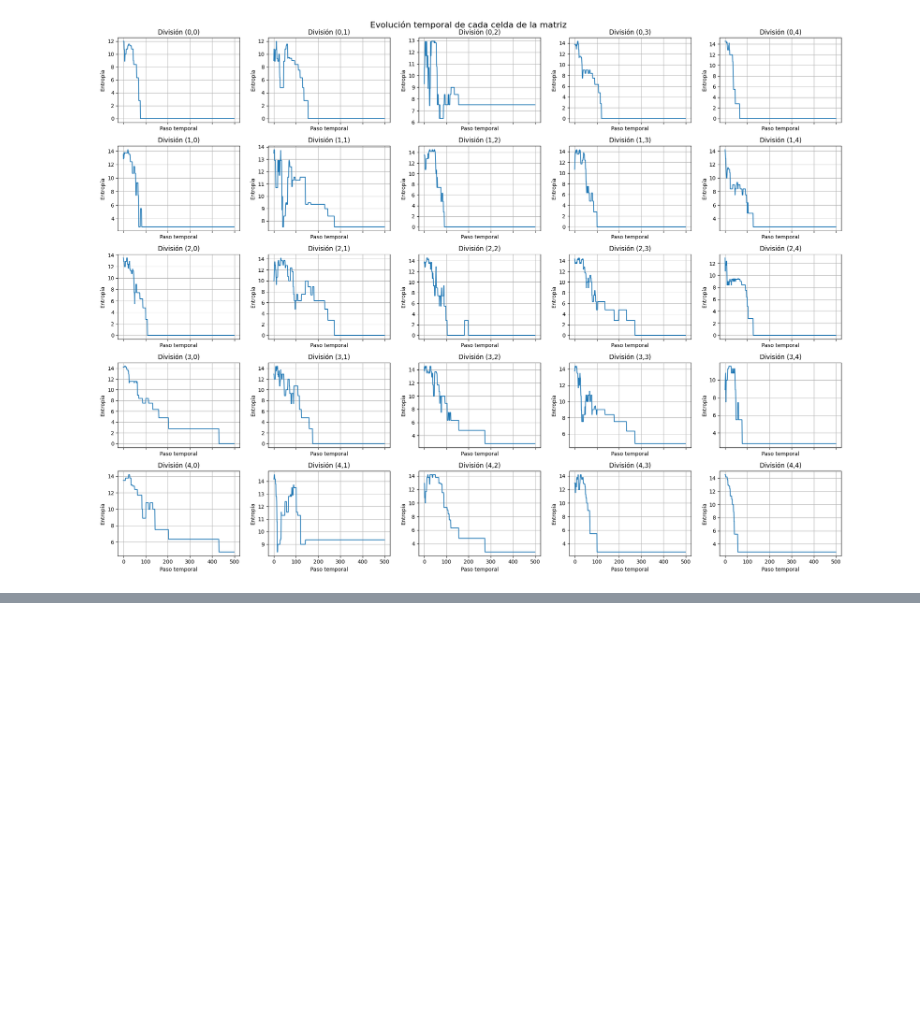
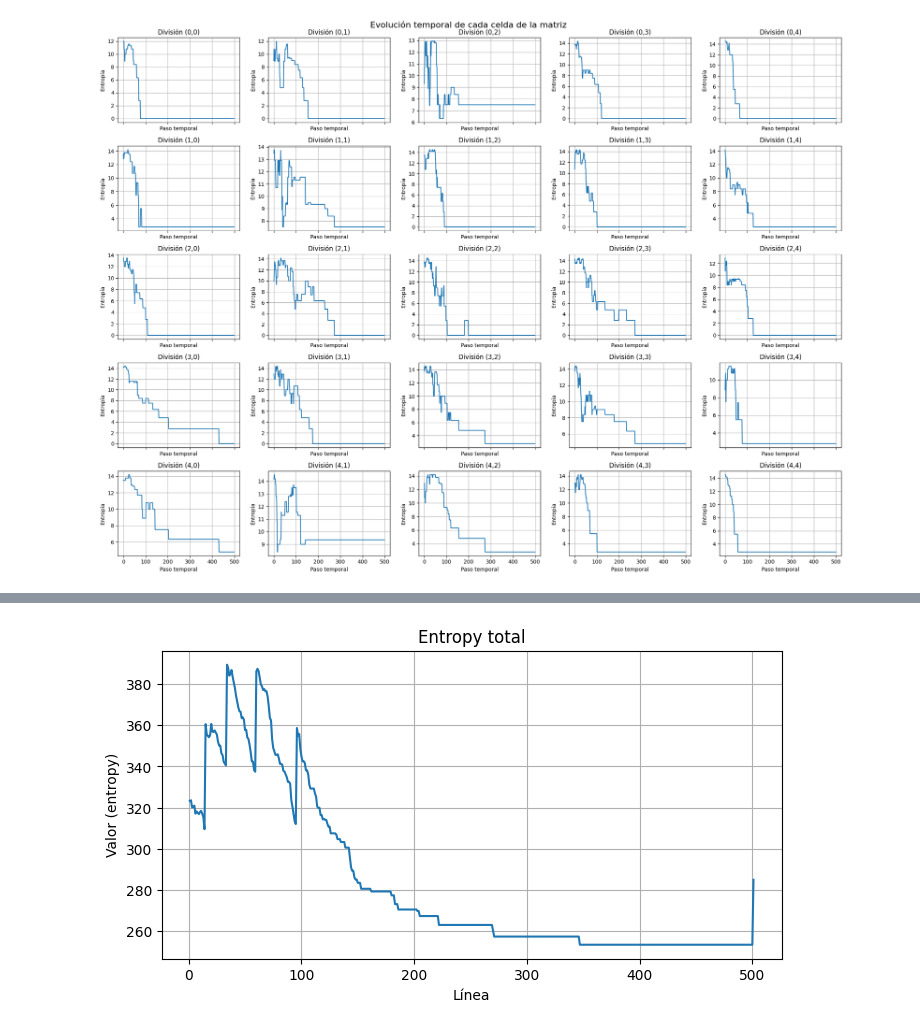
Before and after one commit to DiegoConol/Trabajo-Complejos, a Jupyter notebook: Diegod/prueba7/cuaderno_entropia.ipynb, the cells around one changed output, grey strips where cells are left out. Saved outputs shown, nothing was run; the diff lists cells and outputs as text; code cells hidden in the pictures; blank space fills up the shorter version.

Commit message:
he añadido la entropía del demonio con un factor A

```diff
--- a/Diegod/prueba7/cuaderno_entropia.ipynb
+++ b/Diegod/prueba7/cuaderno_entropia.ipynb
@@ -105,0 +106,32 @@ plt.show()
+# %%
+### CÓDIGO PARA ENTROPÍA TOTAL CON EL DEMONIO #################
+
+import numpy as np
+import matplotlib.pyplot as plt
+
+path = "entropy_demon.txt"
+vals = []
+with open(path, 'r', encoding='utf-8') as f:
+    for line in f:
+        s = line.strip()
+        if not s or s.startswith('#'):
+            continue
+        token = s.split()[0].replace(',', '.')
+        try:
+            vals.append(float(token))
+        except ValueError:
+            pass
+
+y = np.array(vals)
+x = np.arange(1, len(y)+1)
+
+plt.figure(figsize=(8,4))
+plt.plot(x, y)
+plt.xlabel('Línea')
+plt.ylabel('Valor (entropy)')
+plt.title('Entropy total')
+plt.grid(True)
+plt.savefig("plots/evolucion_entropia_DEMONIO.png")
+plt.show()
+# %% [output]
+[figure, added]
```
Also changed, not shown: parts of 1 cell of this notebook, 24 other files.
